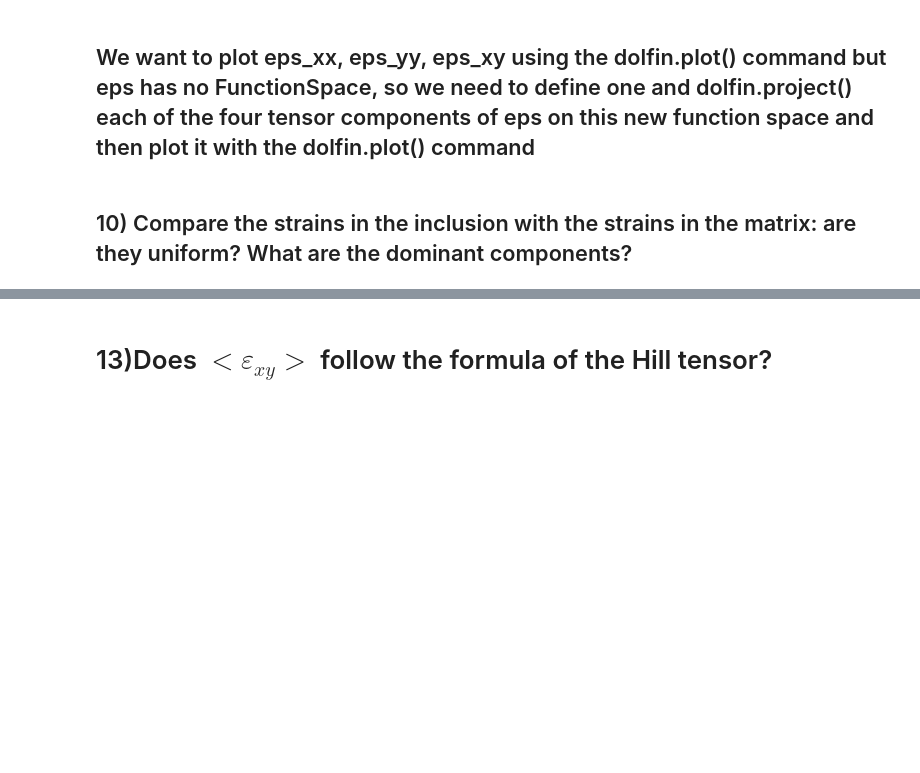
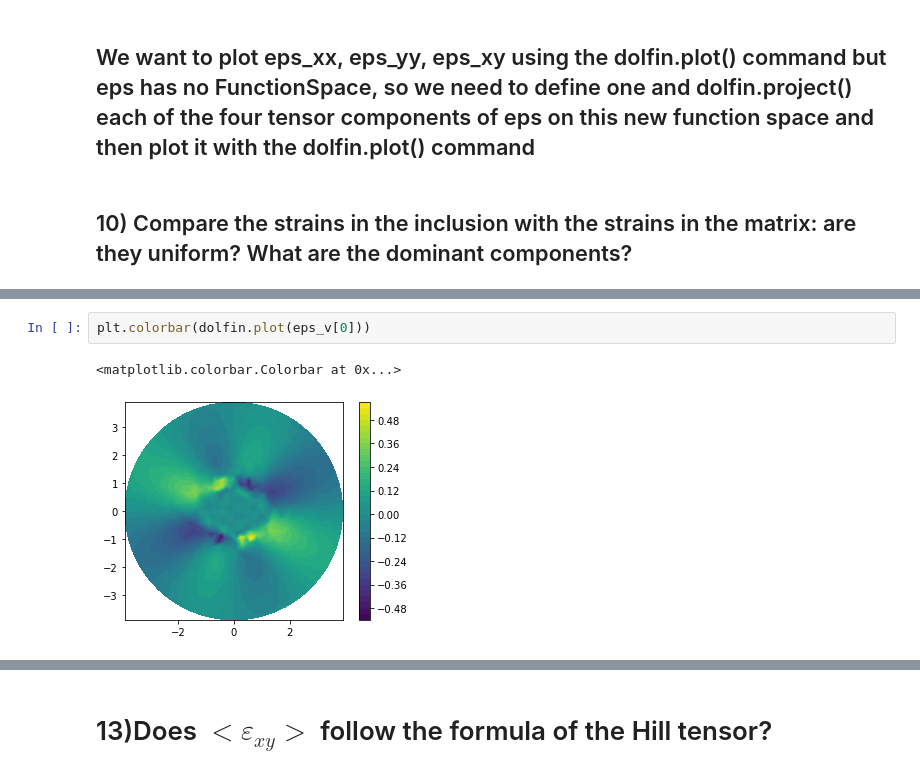
Before and after one commit to a-latyshev/Fenics_AMMS_2021, a Jupyter notebook: TP1/03-Eshelby_inhomogeneity.ipynb, the cells around one changed output, grey strips where cells are left out. Saved outputs shown, nothing was run; the diff lists cells and outputs as text; blank space fills up the shorter version.

```diff
--- a/TP1/03-Eshelby_inhomogeneity.ipynb
+++ b/TP1/03-Eshelby_inhomogeneity.ipynb
@@ -220,0 +263,5 @@ eps = dolfin.sym(dolfin.grad(usol))
+# %%
+plt.colorbar(dolfin.plot(eps_v[0]))
+# %% [output]
+<matplotlib.colorbar.Colorbar at 0x...>
+[figure, added]
```
Also changed, not shown: parts of 40 cells of this notebook, 2 other files.
